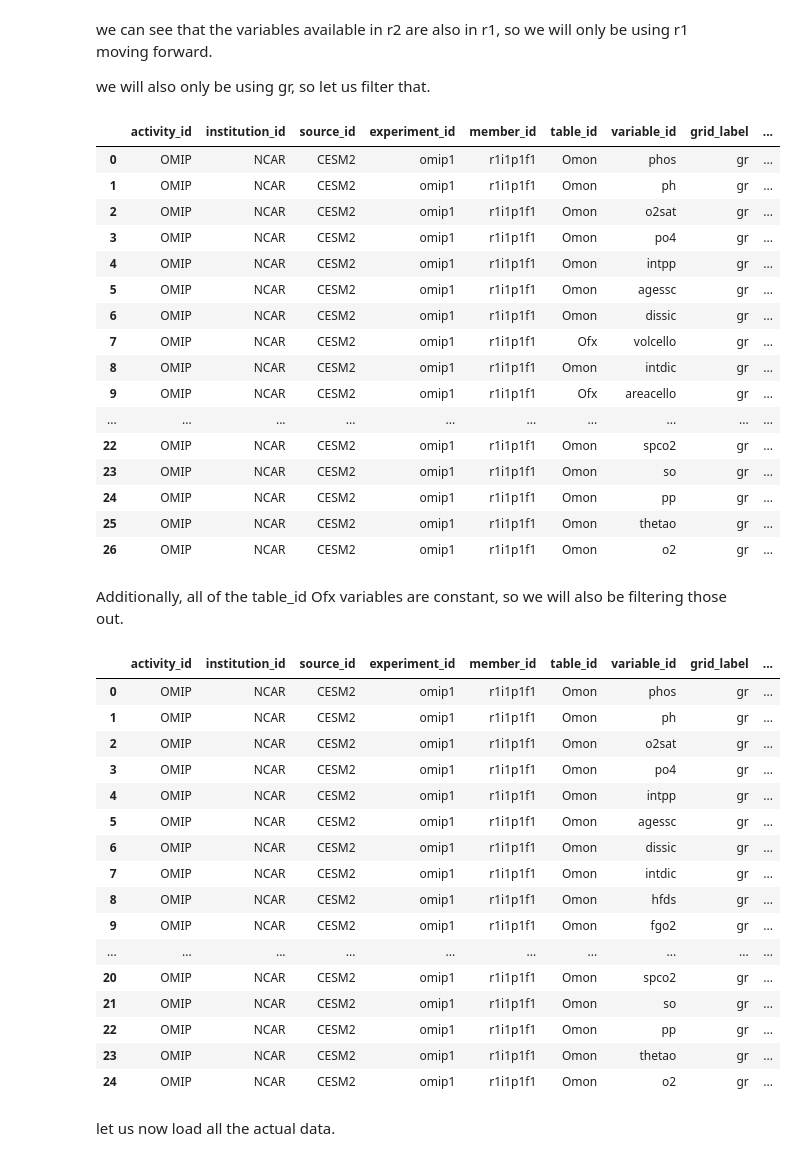
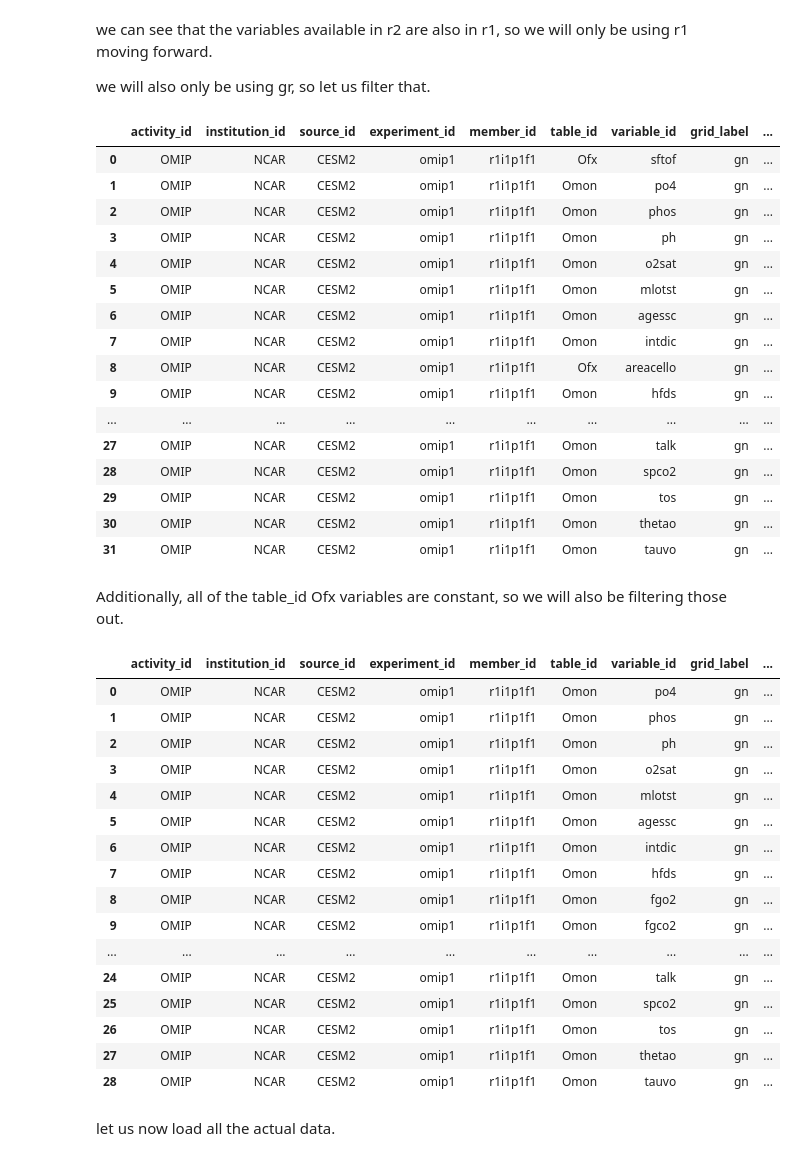
Before and after one commit to hirnas/e440-final, a Jupyter notebook: cesm2.ipynb, the cells around one changed output. Drawn from its saved outputs; the diff is of its cells as text; code cells hidden in the pictures.

```diff
--- a/cesm2.ipynb
+++ b/cesm2.ipynb
@@ -135,27 +135,27 @@ we can see that the variables available in r2 are also in r1, so we will only be
 we will also only be using gr, so let us filter that.
 # %%
 cesm2_filtered = cesm2_1111.search(
-    grid_label = 'gr'
+    grid_label = 'gn'
 )
 cesm2_filtered.df
 # %% [output]
 |  | activity_id | institution_id | source_id | experiment_id | member_id | table_id | variable_id | grid_label | ... |
-| 0 | OMIP | NCAR | CESM2 | omip1 | r1i1p1f1 | Omon | phos | gr | ... |
-| 1 | OMIP | NCAR | CESM2 | omip1 | r1i1p1f1 | Omon | ph | gr | ... |
-| 2 | OMIP | NCAR | CESM2 | omip1 | r1i1p1f1 | Omon | o2sat | gr | ... |
-| 3 | OMIP | NCAR | CESM2 | omip1 | r1i1p1f1 | Omon | po4 | gr | ... |
-| 4 | OMIP | NCAR | CESM2 | omip1 | r1i1p1f1 | Omon | intpp | gr | ... |
-| 5 | OMIP | NCAR | CESM2 | omip1 | r1i1p1f1 | Omon | agessc | gr | ... |
-| 6 | OMIP | NCAR | CESM2 | omip1 | r1i1p1f1 | Omon | dissic | gr | ... |
-| 7 | OMIP | NCAR | CESM2 | omip1 | r1i1p1f1 | Ofx | volcello | gr | ... |
-| 8 | OMIP | NCAR | CESM2 | omip1 | r1i1p1f1 | Omon | intdic | gr | ... |
-| 9 | OMIP | NCAR | CESM2 | omip1 | r1i1p1f1 | Ofx | areacello | gr | ... |
+| 0 | OMIP | NCAR | CESM2 | omip1 | r1i1p1f1 | Ofx | sftof | gn | ... |
+| 1 | OMIP | NCAR | CESM2 | omip1 | r1i1p1f1 | Omon | po4 | gn | ... |
+| 2 | OMIP | NCAR | CESM2 | omip1 | r1i1p1f1 | Omon | phos | gn | ... |
+| 3 | OMIP | NCAR | CESM2 | omip1 | r1i1p1f1 | Omon | ph | gn | ... |
+| 4 | OMIP | NCAR | CESM2 | omip1 | r1i1p1f1 | Omon | o2sat | gn | ... |
+| 5 | OMIP | NCAR | CESM2 | omip1 | r1i1p1f1 | Omon | mlotst | gn | ... |
+| 6 | OMIP | NCAR | CESM2 | omip1 | r1i1p1f1 | Omon | agessc | gn | ... |
+| 7 | OMIP | NCAR | CESM2 | omip1 | r1i1p1f1 | Omon | intdic | gn | ... |
+| 8 | OMIP | NCAR | CESM2 | omip1 | r1i1p1f1 | Ofx | areacello | gn | ... |
+| 9 | OMIP | NCAR | CESM2 | omip1 | r1i1p1f1 | Omon | hfds | gn | ... |
 | ... | ... | ... | ... | ... | ... | ... | ... | ... | ... |
-| 22 | OMIP | NCAR | CESM2 | omip1 | r1i1p1f1 | Omon | spco2 | gr | ... |
-| 23 | OMIP | NCAR | CESM2 | omip1 | r1i1p1f1 | Omon | so | gr | ... |
-| 24 | OMIP | NCAR | CESM2 | omip1 | r1i1p1f1 | Omon | pp | gr | ... |
-| 25 | OMIP | NCAR | CESM2 | omip1 | r1i1p1f1 | Omon | thetao | gr | ... |
-| 26 | OMIP | NCAR | CESM2 | omip1 | r1i1p1f1 | Omon | o2 | gr | ... |
+| 27 | OMIP | NCAR | CESM2 | omip1 | r1i1p1f1 | Omon | talk | gn | ... |
+| 28 | OMIP | NCAR | CESM2 | omip1 | r1i1p1f1 | Omon | spco2 | gn | ... |
+| 29 | OMIP | NCAR | CESM2 | omip1 | r1i1p1f1 | Omon | tos | gn | ... |
+| 30 | OMIP | NCAR | CESM2 | omip1 | r1i1p1f1 | Omon | thetao | gn | ... |
+| 31 | OMIP | NCAR | CESM2 | omip1 | r1i1p1f1 | Omon | tauvo | gn | ... |
 # %% [markdown]
 Additionally, all of the table_id Ofx variables are constant, so we will also be filtering those out.
 # %%
@@ -165,22 +165,22 @@ cesm2_filtered_2 = cesm2_filtered.search(
 cesm2_filtered_2.df
 # %% [output]
 |  | activity_id | institution_id | source_id | experiment_id | member_id | table_id | variable_id | grid_label | ... |
-| 0 | OMIP | NCAR | CESM2 | omip1 | r1i1p1f1 | Omon | phos | gr | ... |
-| 1 | OMIP | NCAR | CESM2 | omip1 | r1i1p1f1 | Omon | ph | gr | ... |
-| 2 | OMIP | NCAR | CESM2 | omip1 | r1i1p1f1 | Omon | o2sat | gr | ... |
-| 3 | OMIP | NCAR | CESM2 | omip1 | r1i1p1f1 | Omon | po4 | gr | ... |
-| 4 | OMIP | NCAR | CESM2 | omip1 | r1i1p1f1 | Omon | intpp | gr | ... |
-| 5 | OMIP | NCAR | CESM2 | omip1 | r1i1p1f1 | Omon | agessc | gr | ... |
-| 6 | OMIP | NCAR | CESM2 | omip1 | r1i1p1f1 | Omon | dissic | gr | ... |
-| 7 | OMIP | NCAR | CESM2 | omip1 | r1i1p1f1 | Omon | intdic | gr | ... |
-| 8 | OMIP | NCAR | CESM2 | omip1 | r1i1p1f1 | Omon | hfds | gr | ... |
-| 9 | OMIP | NCAR | CESM2 | omip1 | r1i1p1f1 | Omon | fgo2 | gr | ... |
+| 0 | OMIP | NCAR | CESM2 | omip1 | r1i1p1f1 | Omon | po4 | gn | ... |
+| 1 | OMIP | NCAR | CESM2 | omip1 | r1i1p1f1 | Omon | phos | gn | ... |
+| 2 | OMIP | NCAR | CESM2 | omip1 | r1i1p1f1 | Omon | ph | gn | ... |
+| 3 | OMIP | NCAR | CESM2 | omip1 | r1i1p1f1 | Omon | o2sat | gn | ... |
+| 4 | OMIP | NCAR | CESM2 | omip1 | r1i1p1f1 | Omon | mlotst | gn | ... |
+| 5 | OMIP | NCAR | CESM2 | omip1 | r1i1p1f1 | Omon | agessc | gn | ... |
+| 6 | OMIP | NCAR | CESM2 | omip1 | r1i1p1f1 | Omon | intdic | gn | ... |
+| 7 | OMIP | NCAR | CESM2 | omip1 | r1i1p1f1 | Omon | hfds | gn | ... |
+| 8 | OMIP | NCAR | CESM2 | omip1 | r1i1p1f1 | Omon | fgo2 | gn | ... |
+| 9 | OMIP | NCAR | CESM2 | omip1 | r1i1p1f1 | Omon | fgco2 | gn | ... |
 | ... | ... | ... | ... | ... | ... | ... | ... | ... | ... |
-| 20 | OMIP | NCAR | CESM2 | omip1 | r1i1p1f1 | Omon | spco2 | gr | ... |
-| 21 | OMIP | NCAR | CESM2 | omip1 | r1i1p1f1 | Omon | so | gr | ... |
-| 22 | OMIP | NCAR | CESM2 | omip1 | r1i1p1f1 | Omon | pp | gr | ... |
-| 23 | OMIP | NCAR | CESM2 | omip1 | r1i1p1f1 | Omon | thetao | gr | ... |
-| 24 | OMIP | NCAR | CESM2 | omip1 | r1i1p1f1 | Omon | o2 | gr | ... |
+| 24 | OMIP | NCAR | CESM2 | omip1 | r1i1p1f1 | Omon | talk | gn | ... |
+| 25 | OMIP | NCAR | CESM2 | omip1 | r1i1p1f1 | Omon | spco2 | gn | ... |
+| 26 | OMIP | NCAR | CESM2 | omip1 | r1i1p1f1 | Omon | tos | gn | ... |
+| 27 | OMIP | NCAR | CESM2 | omip1 | r1i1p1f1 | Omon | thetao | gn | ... |
+| 28 | OMIP | NCAR | CESM2 | omip1 | r1i1p1f1 | Omon | tauvo | gn | ... |
 # %%
 varlist = cesm2_filtered_2.unique()['variable_id']
 # %% [markdown]
```
Also changed, not shown: parts of 8 cells of this notebook, 1 other file.
